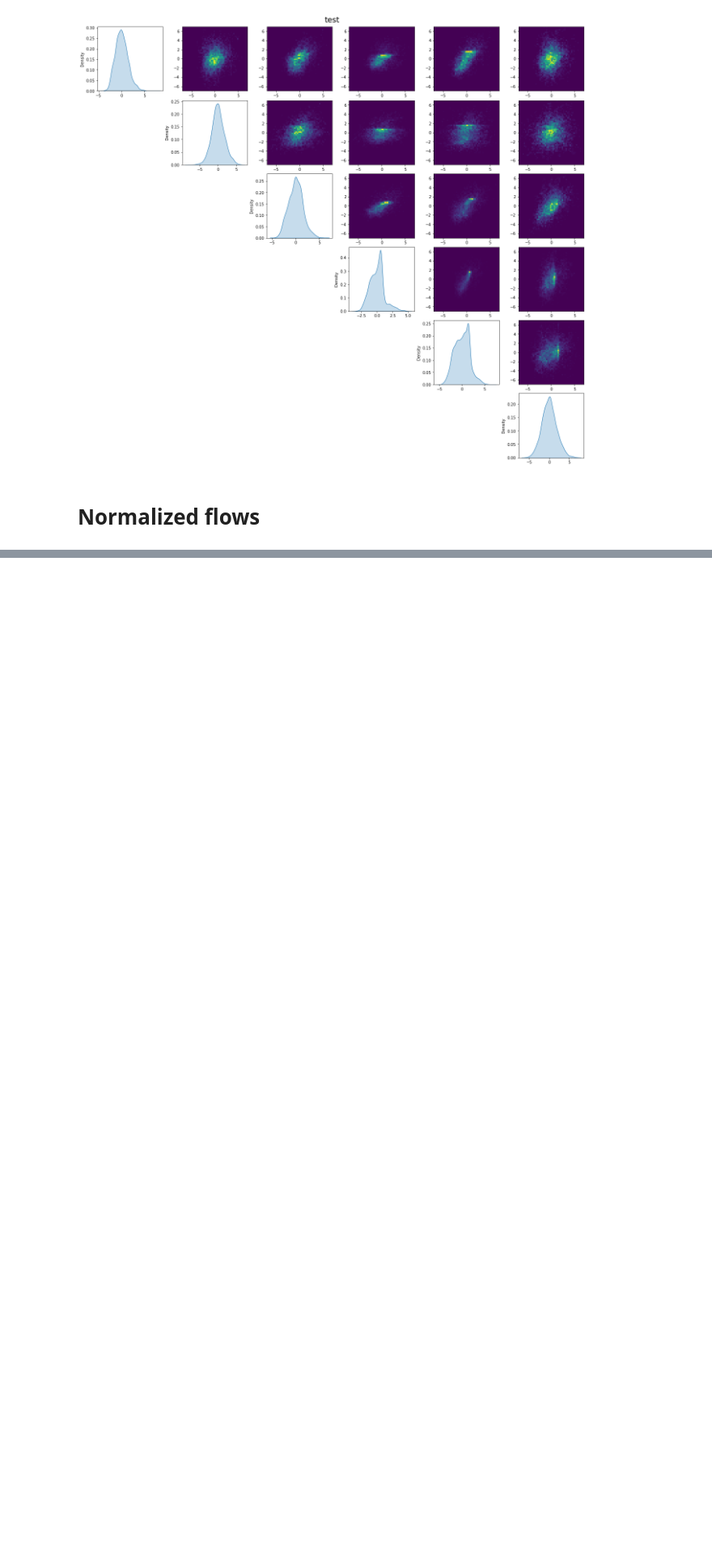
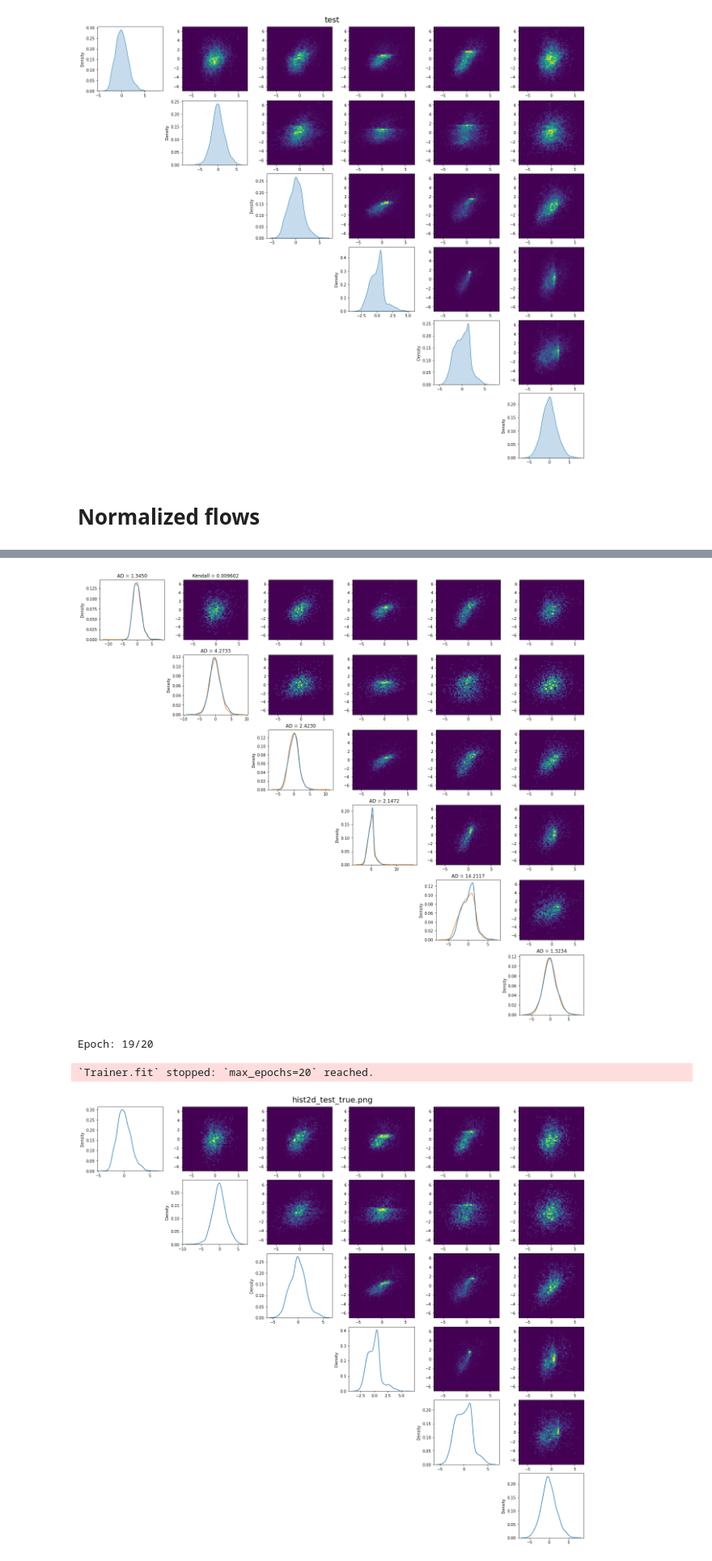
Before and after one commit to saschagaudlitz/Flash, a Jupyter notebook: train.ipynb, the cells around one changed output, grey strips where cells are left out. Shown at 81% size. Saved outputs shown, nothing was run; the diff lists cells and outputs as text; code cells hidden in the pictures; blank space fills up the shorter version.

```diff
--- a/train.ipynb
+++ b/train.ipynb
@@ -76,0 +47,49 @@ Test AD:         2372.37
+# %%
+config = {
+  'model_params': {
+    'name': 'MAF',
+    'n_layers': 10,
+    'n_dim': 6,
+    'n_hidden_features': 32,
+  },
+  'experiment_params': {
+    'learning_rate': 0.001,
+    'manual_seed': 1337,
+  },
+  'data_params': {
+    'batch_size': 32,
+  },
+  'trainer_params': {
+    'max_epochs': 20,
+  }
+}
+# %%
+class HistCallback(Callback):
+    def on_validation_start(self, trainer, pl_module):
+        X_val = trainer.datamodule.val_dataset[:][0]
+        X_val_pred = trainer.model.model.sample(len(X_val))
+        fig = plot_hist2d(X_val_pred, X_val)
+        clear_output(wait=True)
+        plt.show()
+        print(f"Epoch: {trainer.current_epoch}/{trainer.max_epochs}")
+
+seed_everything(config['experiment_params']['manual_seed'], True)
+
+datamodule = StationsDataset(**config['data_params'])
+model = models[config['model_params']['name']](**config['model_params'], datamodule=datamodule)
+experiment = Experiment(model, config.get('experiment_params', None))
+trainer = Trainer(callbacks=[HistCallback()], **config['trainer_params'])
+
+mlflow.pytorch.autolog(log_models=False)
+
+with mlflow.start_run() as run:
+    for name in 'model_params', 'experiment_params', 'data_params', 'trainer_params':
+        if name in config:
+            mlflow.log_params(config[name])
+    trainer.fit(experiment, datamodule=datamodule)
+    experiment.test_step(datamodule.test_dataset[:], 0)
+# %% [output]
+[figure, added]
+Epoch: 19/20
+`Trainer.fit` stopped: `max_epochs=20` reached.
+[figure, added]
```
Also changed, not shown: parts of 5 cells of this notebook, 18 other files.
